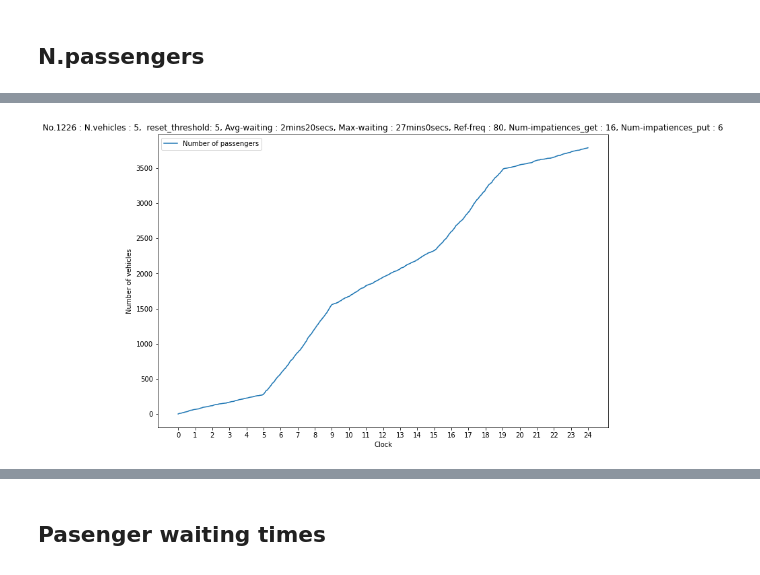
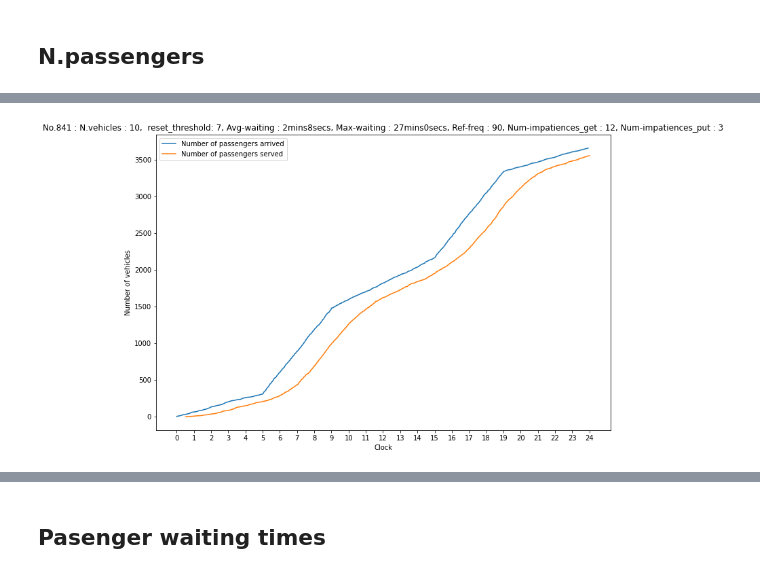
Before and after one commit to lilanpei/Bike-sharing-simulation-with-Simpy, a Jupyter notebook: Bike_sharing_simulation_with_simpy.ipynb, the cells around one changed output, grey strips where cells are left out. Saved outputs shown, nothing was run; the diff lists cells and outputs as text; code cells hidden in the pictures.

```diff
--- a/Bike_sharing_simulation_with_simpy.ipynb
+++ b/Bike_sharing_simulation_with_simpy.ipynb
@@ -323,7 +329,6 @@ def run_station(env, num_vehicles, num_stations, capacity, init_ratio, reset_rat
       interval_arrival_time = -math.log(1.0 - p)/rate
       period += interval_arrival_time
       passenger_id += 1
-      log_num_passengers.append((env.now, passenger_id))
       yield env.timeout(interval_arrival_time)
 # %% [markdown]
 Run the environment.
@@ -349,7 +354,8 @@ def main(id, num_vehicles, num_stations, capacity, init_ratio, reset_ratio, rese
         f"\nRefilling frequency : {log_repo_frequency[-1][-1] if log_repo_frequency else 0}.",
         f"\nNum_impatiences_get : {log_num_impatiences_get[-1][-1] if log_num_impatiences_get else 0}.",
         f"\nNum_impatiences_put : {log_num_impatiences_put[-1][-1] if log_num_impatiences_put else 0}.",
-        f"\nNum_passengers : {log_num_passengers[-1][-1] if log_num_passengers else 0}."
+        f"\nNum_passengers arrived: {log_num_passengers[-1][-1] if log_num_passengers else 0}."
+        f"\nNum_passengers served: {log_num_passengers_served[-1][-1] if log_num_passengers_served else 0}."
     )
   return avg_mins, avg_secs, max_mins, max_secs, log_repo_frequency[-1][-1] if log_repo_frequency else 0, log_num_impatiences_get[-1][-1] if log_num_impatiences_get else 0, log_num_impatiences_put[-1][-1] if log_num_impatiences_put else 0
 # %% [markdown]
@@ -370,6 +376,7 @@ if __name__ == '__main__':
   logs_repo_frequency = []
   logs_num_passengers = []
   logs_num_passengers_waiting = []
+  logs_num_passengers_served = []
   logs_num_bikes_in_use = []
   logs_num_vehicles_in_use = []
   logs_num_impatiences_get = []
@@ -379,17 +386,18 @@ if __name__ == '__main__':
   num_stations = 20
   """ num_vehicles, num_stations, capacity, init_ratio, reset_ratio, reset_threshold, reset_delay """
   #for id, (num_vehicles, num_stations, capacity, init_ratio, reset_ratio, reset_threshold, reset_delay) in enumerate(parameters):
-  for num_vehicles in [1,2,5,10]:
+  for num_vehicles in [5,10,20]:
     for capacity in [5,10,20]:
       for init_ratio in [0.6,0.7,0.8]:
-        for reset_ratio in [0.1,0.2]:
-          for reset_threshold in [5,6,7,8,9]:
-            for reset_delay in [5,10,20,30,60]:
+        for reset_ratio in [0.1,0.3,0.5]:
+          for reset_threshold in [5,6,7,8]:
+            for reset_delay in [1,10,30,60]:
               # Logs
               log_wait_times = []
               log_repo_frequency = []
               log_num_passengers = []
               log_num_passengers_waiting = []
+              log_num_passengers_served = []
               log_num_bikes_in_use = []
               log_num_vehicles_in_use = []
               log_num_impatiences_get = []
@@ -400,6 +408,8 @@ if __name__ == '__main__':
               num_impatiences_get = 0
               num_impatiences_put = 0
               num_passengers_waiting = 0
+              num_passengers_served = 0
+              num_passengers = 0
               num_bike_in_use = 0
               num_vehicles_in_use = 0
               peak_rate = 5 # morning lambda / evening lambda
@@ -415,6 +425,7 @@ if __name__ == '__main__':
               logs_repo_frequency.append(log_repo_frequency)
               logs_num_passengers.append(log_num_passengers)
               logs_num_passengers_waiting.append(log_num_passengers_waiting)
+              logs_num_passengers_served.append(log_num_passengers_served)
               logs_num_bikes_in_use.append(log_num_bikes_in_use)
               logs_num_vehicles_in_use.append(log_num_vehicles_in_use)
               logs_num_impatiences_get.append(log_num_impatiences_get)
@@ -438,7 +449,7 @@ th{padding: 10px;}
 
 get_ipython().events.register('pre_run_cell', set_css_in_cell_output)
 # %%
-res = sorted(res, key=lambda x: (x[1] + x[2] + x[-3] + x[-2] + x[-1], x[-1]))
+res = sorted(res, key=lambda x: (x[-1] + x[-2] + x[-3]))
 show_table(res[:5])
 # %% [output]
 | No. | N.vehicles | Capacity | Init-ratio | Reset-ratio | Reset-threshold | Reset-delay | Average-waitting-time | ... |
@@ -575,7 +542,9 @@ for id in [0,1,2,3,4]:
 # %%
 for id in [0,1,2,3,4]:
   x, y = (list(zip(*logs_num_passengers[res[id][0]])))
-  plt.plot(x, y, label="Number of passengers")
+  plt.plot(x, y, label="Number of passengers arrived")
+  x, y = (list(zip(*logs_num_passengers_served[res[id][0]])))
+  plt.plot(x, y, label="Number of passengers served")
   plt.xticks(np.arange(0, 1441, 60), np.arange(0, 25, 1))
   plt.xlabel("Clock")
   plt.ylabel("Number of vehicles")
@@ -589 +558 @@ for id in [0,1,2,3,4]:
-[figure, old version]
+[figure, new version]
```
Also changed, not shown: parts of 28 cells of this notebook.
